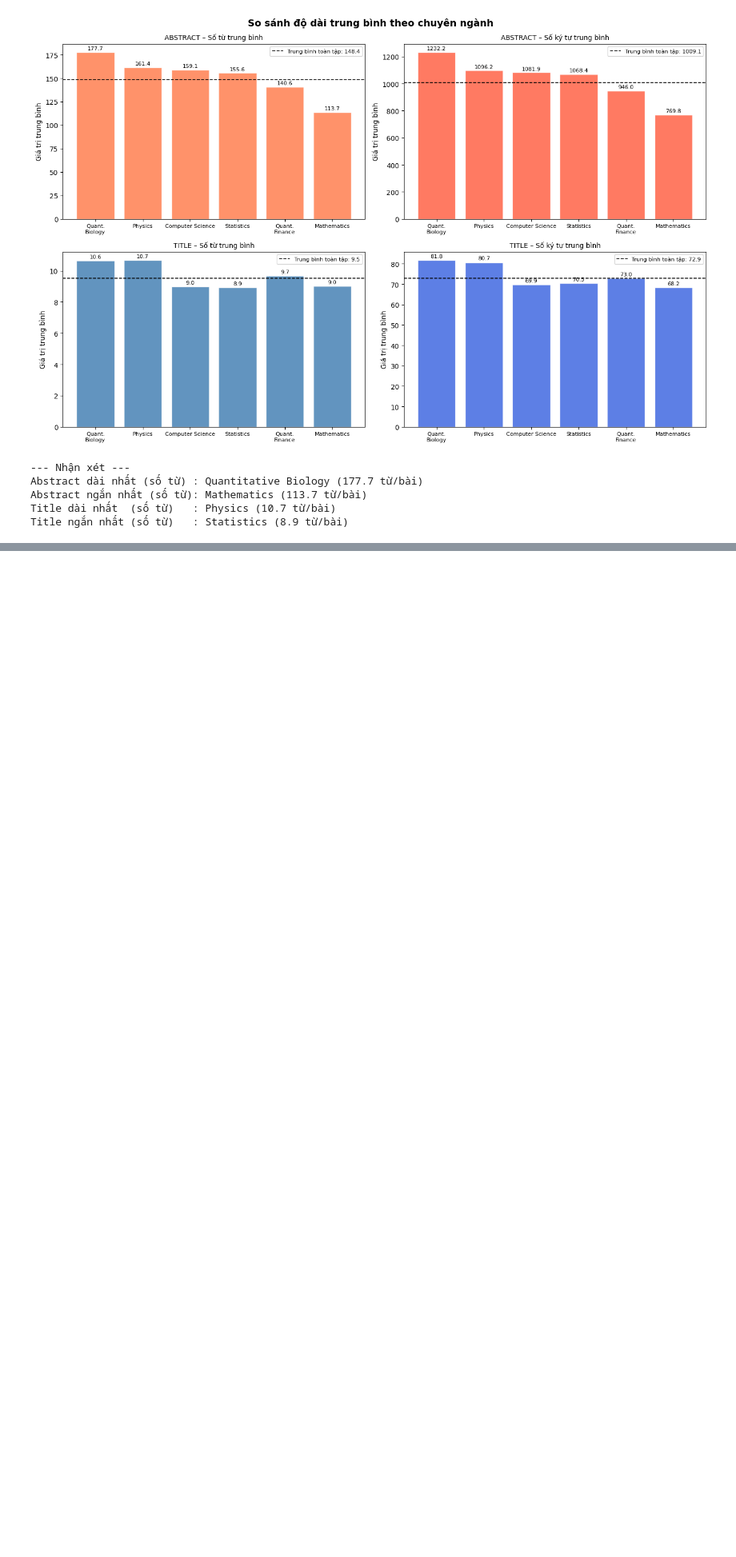
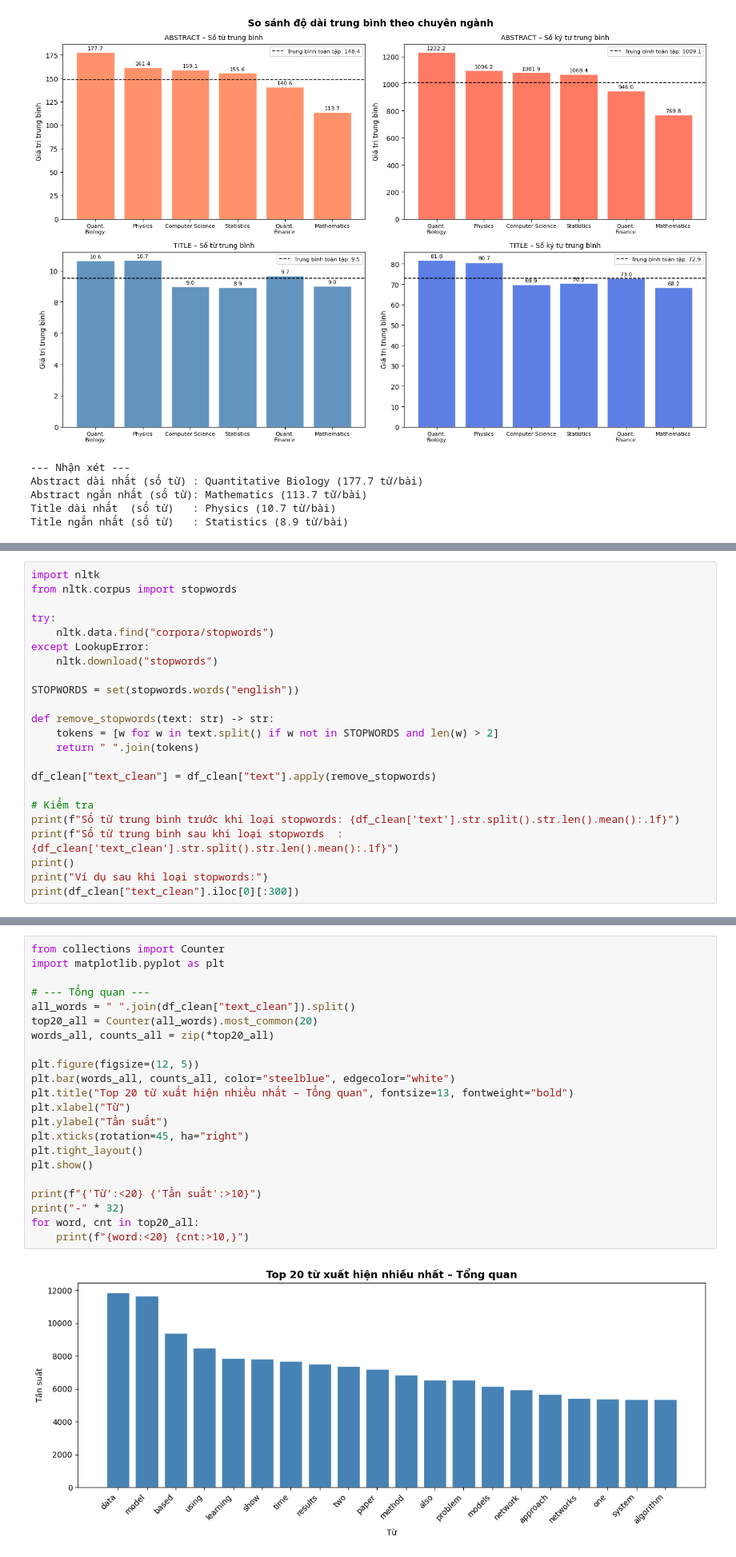
Before and after one commit to phngan05/ML-Assignment, a Jupyter notebook: notebooks/main.ipynb, the cells around one changed output, grey strips where cells are left out. Shown at 80% size. Saved outputs shown, nothing was run; the diff lists cells and outputs as text; blank space fills up the shorter version.

Commit message:
Add: tiền xử lý văn bản (outlier, cleaning, stopwords, top-20, wordcloud)

```diff
--- a/notebooks/main.ipynb
+++ b/notebooks/main.ipynb
@@ -350,0 +450,23 @@ Title ngắn nhất (số từ)   : Statistics (8.9 từ/bài)
+# %%
+import nltk
+from nltk.corpus import stopwords
+
+try:
+    nltk.data.find("corpora/stopwords")
+except LookupError:
+    nltk.download("stopwords")
+
+STOPWORDS = set(stopwords.words("english"))
+
+def remove_stopwords(text: str) -> str:
+    tokens = [w for w in text.split() if w not in STOPWORDS and len(w) > 2]
+    return " ".join(tokens)
+
+df_clean["text_clean"] = df_clean["text"].apply(remove_stopwords)
+
+# Kiểm tra
+print(f"Số từ trung bình trước khi loại stopwords: {df_clean['text'].str.split().str.len().mean():.1f}")
+print(f"Số từ trung bình sau khi loại stopwords  : {df_clean['text_clean'].str.split().str.len().mean():.1f}")
+print()
+print("Ví dụ sau khi loại stopwords:")
+print(df_clean["text_clean"].iloc[0][:300])
@@ -350,0 +483,24 @@ Title ngắn nhất (số từ)   : Statistics (8.9 từ/bài)
+# %%
+from collections import Counter
+import matplotlib.pyplot as plt
+
+# --- Tổng quan ---
+all_words = " ".join(df_clean["text_clean"]).split()
+top20_all = Counter(all_words).most_common(20)
+words_all, counts_all = zip(*top20_all)
+
+plt.figure(figsize=(12, 5))
+plt.bar(words_all, counts_all, color="steelblue", edgecolor="white")
+plt.title("Top 20 từ xuất hiện nhiều nhất – Tổng quan", fontsize=13, fontweight="bold")
+plt.xlabel("Từ")
+plt.ylabel("Tần suất")
+plt.xticks(rotation=45, ha="right")
+plt.tight_layout()
+plt.show()
+
+print(f"{'Từ':<20} {'Tần suất':>10}")
+print("-" * 32)
+for word, cnt in top20_all:
+    print(f"{word:<20} {cnt:>10,}")
+# %% [output]
+[figure, added]
```
Also changed, not shown: parts of 14 cells of this notebook.
